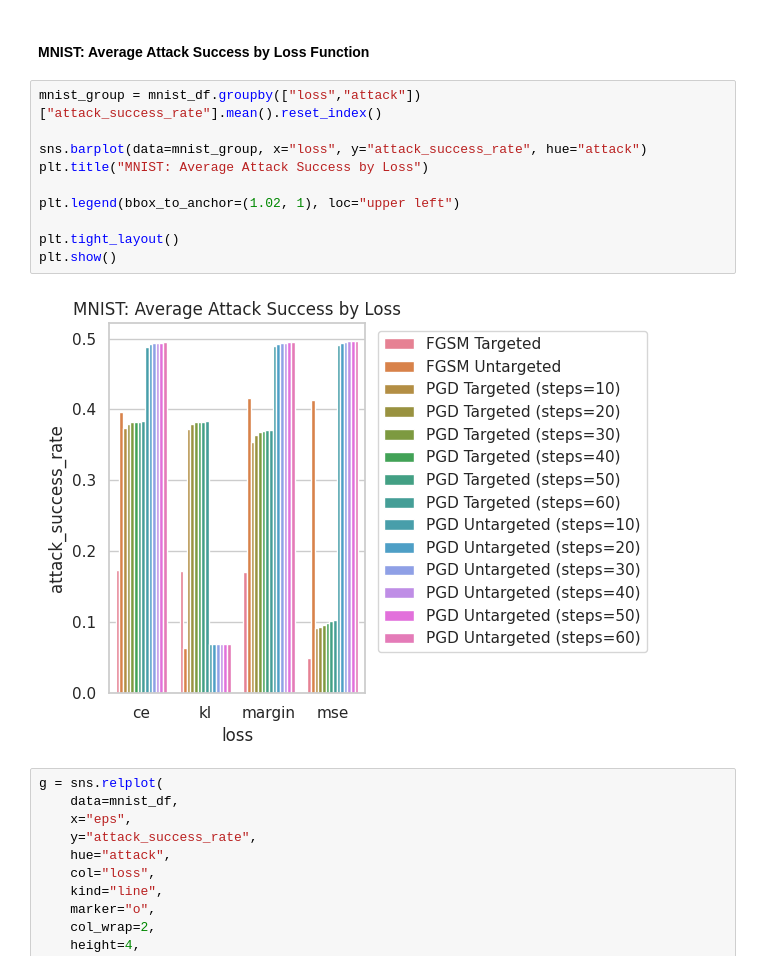
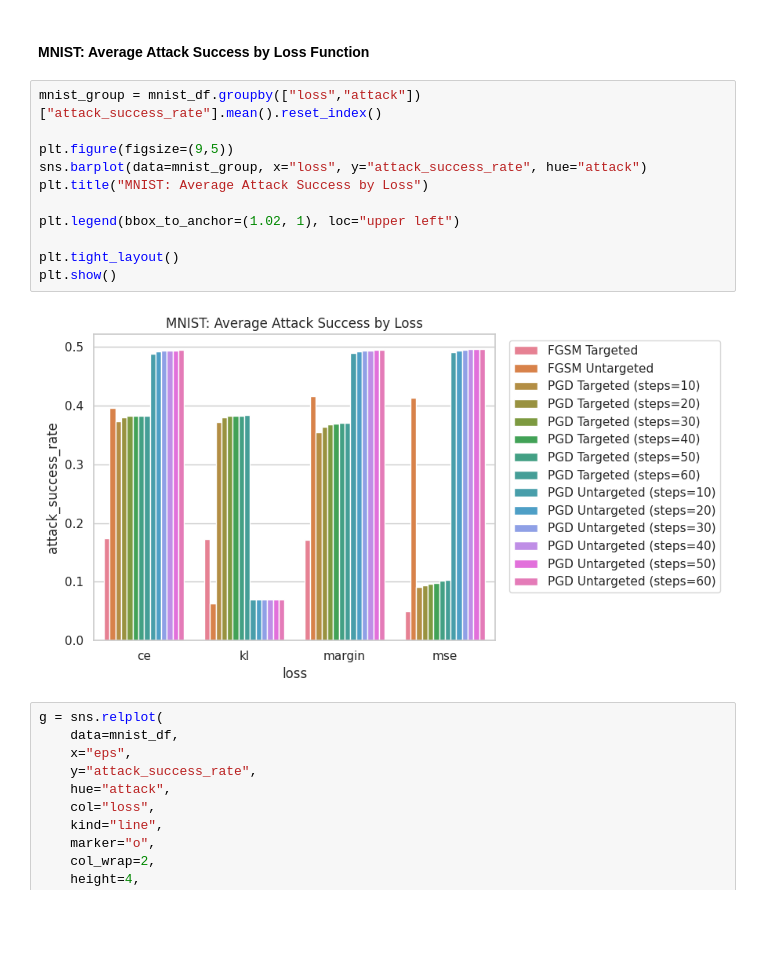
Before and after one commit to ch-yun-01/adversarial-fgsm-pgd, a Jupyter notebook: anaylze.ipynb, the cells around one changed output. Saved outputs shown, nothing was run; the diff lists cells and outputs as text; blank space fills up the shorter version.

```diff
--- a/anaylze.ipynb
+++ b/anaylze.ipynb
@@ -205,15 +205,16 @@ plt.show()
 # %%
 mnist_group = mnist_df.groupby(["loss","attack"])["attack_success_rate"].mean().reset_index()
 
+plt.figure(figsize=(9,5))
 sns.barplot(data=mnist_group, x="loss", y="attack_success_rate", hue="attack")
 plt.title("MNIST: Average Attack Success by Loss")
 
 plt.legend(bbox_to_anchor=(1.02, 1), loc="upper left")
 
 plt.tight_layout()
 plt.show()
 # %% [output]
-[figure, old version]
+[figure, new version]
 # %%
 g = sns.relplot(
     data=mnist_df,
```
Also changed, not shown: parts of 1 cell of this notebook.
